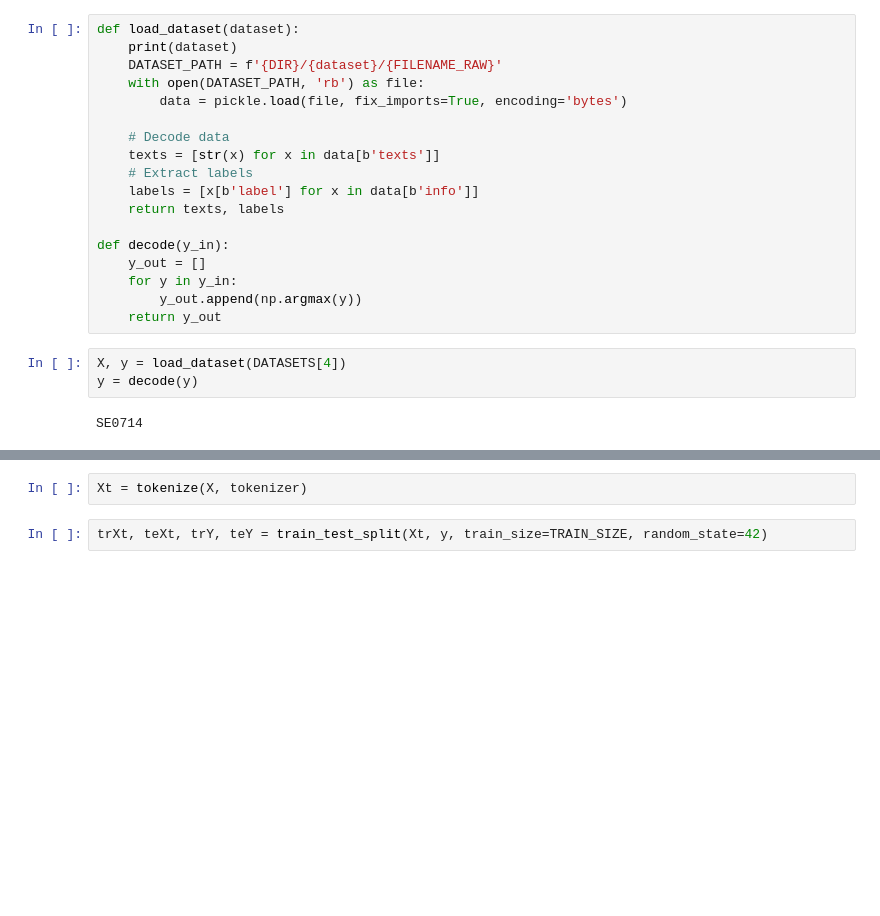
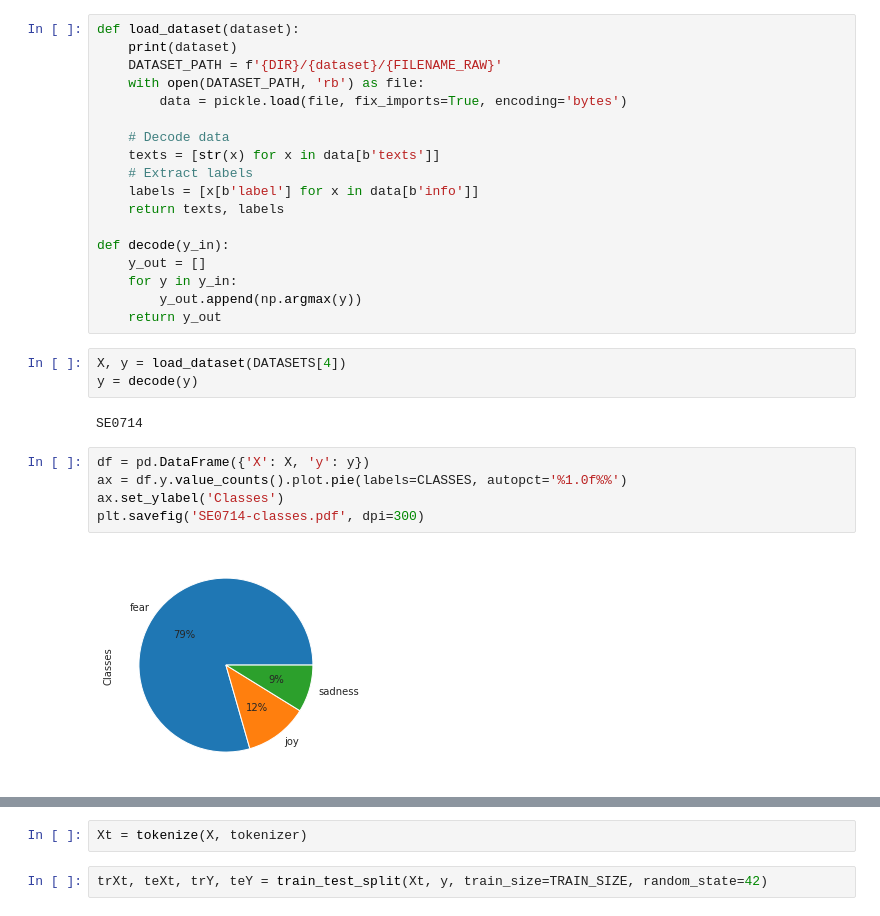
Before and after one commit to karabellyj/emoji-gpt2, a Jupyter notebook: notebooks/SE0714-experiments.ipynb, the cells around one changed output, grey strips where cells are left out. Cells and saved outputs as stored; diff of their text form; blank space fills up the shorter version.

Commit message:
add SE0714 classes and examples

```diff
--- a/notebooks/SE0714-experiments.ipynb
+++ b/notebooks/SE0714-experiments.ipynb
@@ -81,3 +83,10 @@ X, y = load_dataset(DATASETS[4])
 y = decode(y)
 # %% [output]
 SE0714
+# %%
+df = pd.DataFrame({'X': X, 'y': y})
+ax = df.y.value_counts().plot.pie(labels=CLASSES, autopct='%1.0f%%')
+ax.set_ylabel('Classes')
+plt.savefig('SE0714-classes.pdf', dpi=300)
+# %% [output]
+[figure, added]
```
Also changed, not shown: parts of 2 cells of this notebook, 1 other file.
